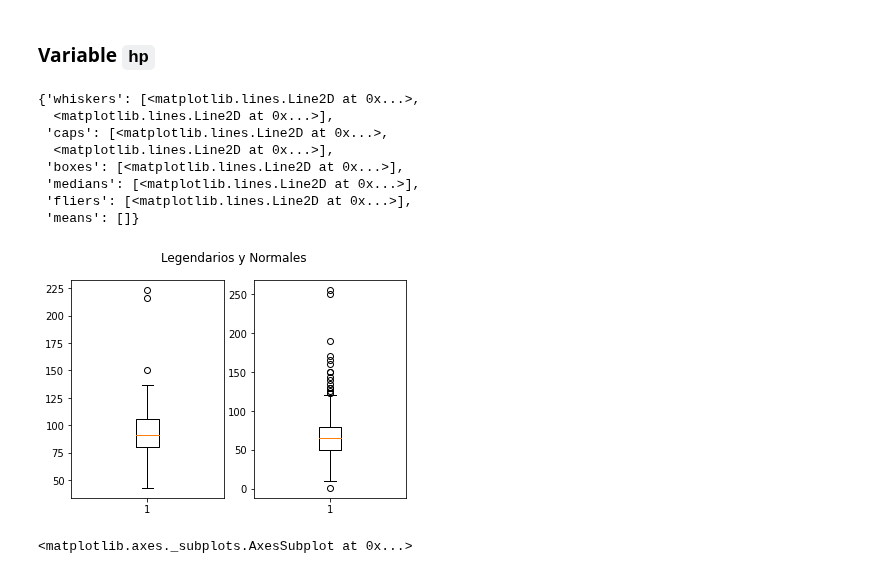
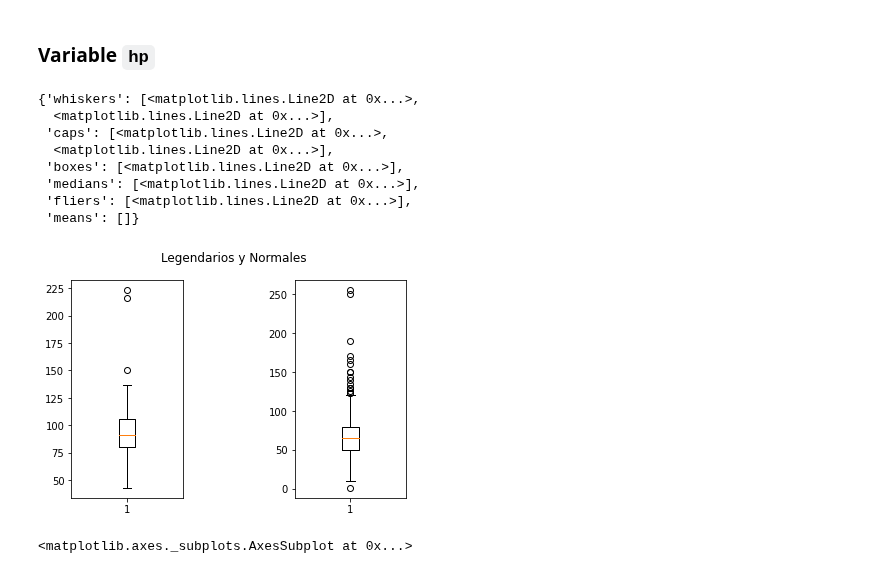
Before and after one commit to Calm-leon/proyecto-an-lisis-de-datos, a Jupyter notebook: Puchamon_final_PTMx2.ipynb, the cells around one changed output. Saved outputs shown, nothing was run; the diff lists cells and outputs as text; code cells hidden in the pictures.

```diff
--- a/Puchamon_final_PTMx2.ipynb
+++ b/Puchamon_final_PTMx2.ipynb
@@ -268,18 +268,19 @@ T2
 # %%
 fig, (ax1, ax2) = plt.subplots(1, 2)
 fig.suptitle('Legendarios y Normales')
+fig.subplots_adjust(hspace=0, wspace=1)    #aca le mueves la distancia
 ax1.boxplot(Legendarios['hp'])
 ax2.boxplot(Normals['hp'])
 # %% [output]
 {'whiskers': [<matplotlib.lines.Line2D at 0x...>,
   <matplotlib.lines.Line2D at 0x...>],
  'caps': [<matplotlib.lines.Line2D at 0x...>,
   <matplotlib.lines.Line2D at 0x...>],
  'boxes': [<matplotlib.lines.Line2D at 0x...>],
  'medians': [<matplotlib.lines.Line2D at 0x...>],
  'fliers': [<matplotlib.lines.Line2D at 0x...>],
  'means': []}
-[figure, old version]
+[figure, new version]
 # %%
 
 Legendarios.hp.plot.density(color='green')
```
Also changed, not shown: parts of 10 cells of this notebook.
